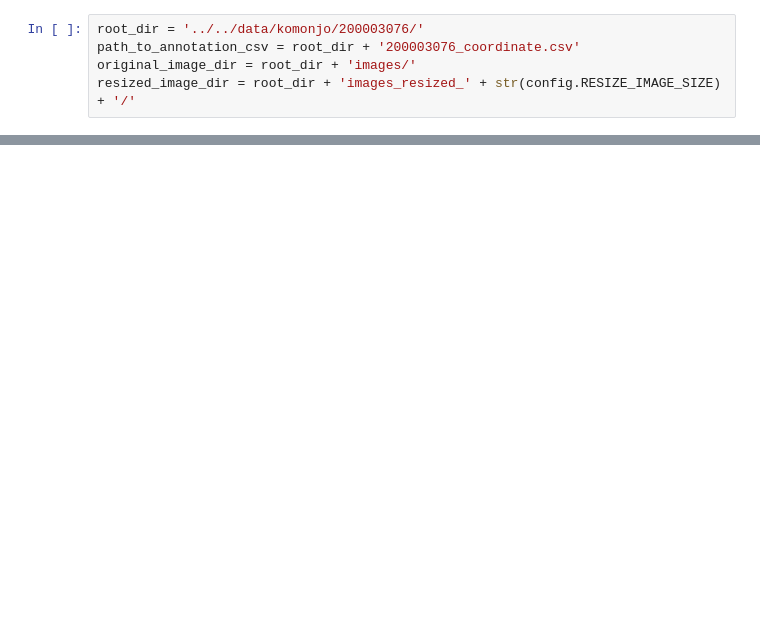
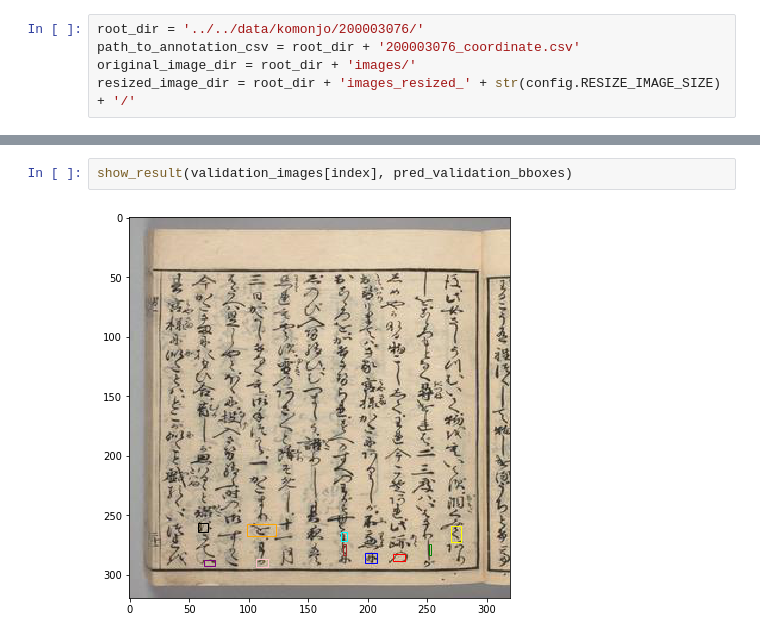
Before and after one commit to cross32768/komonjo_OCR_object_detection, a Jupyter notebook: visualize.ipynb, the cells around one changed output, grey strips where cells are left out. Saved outputs shown, nothing was run; the diff lists cells and outputs as text; blank space fills up the shorter version.

```diff
--- a/visualize.ipynb
+++ b/visualize.ipynb
@@ -51,0 +100,4 @@ plt.imshow(image)
+# %%
+show_result(validation_images[index], pred_validation_bboxes)
+# %% [output]
+[figure, added]
```
Also changed, not shown: parts of 14 cells of this notebook, 2 other files.
